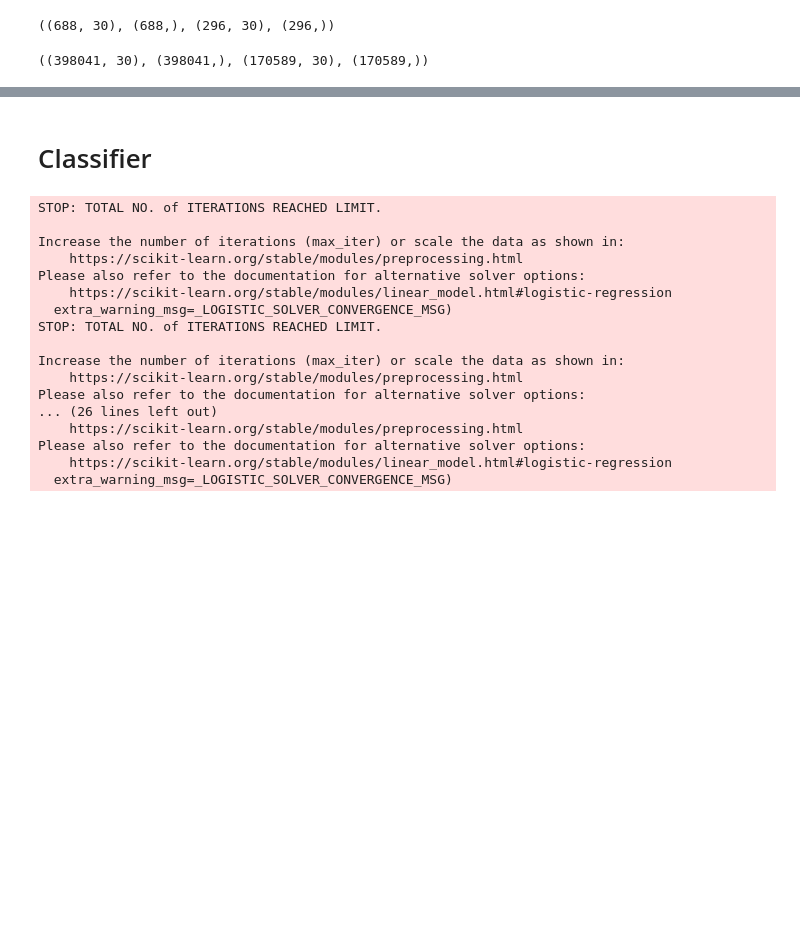
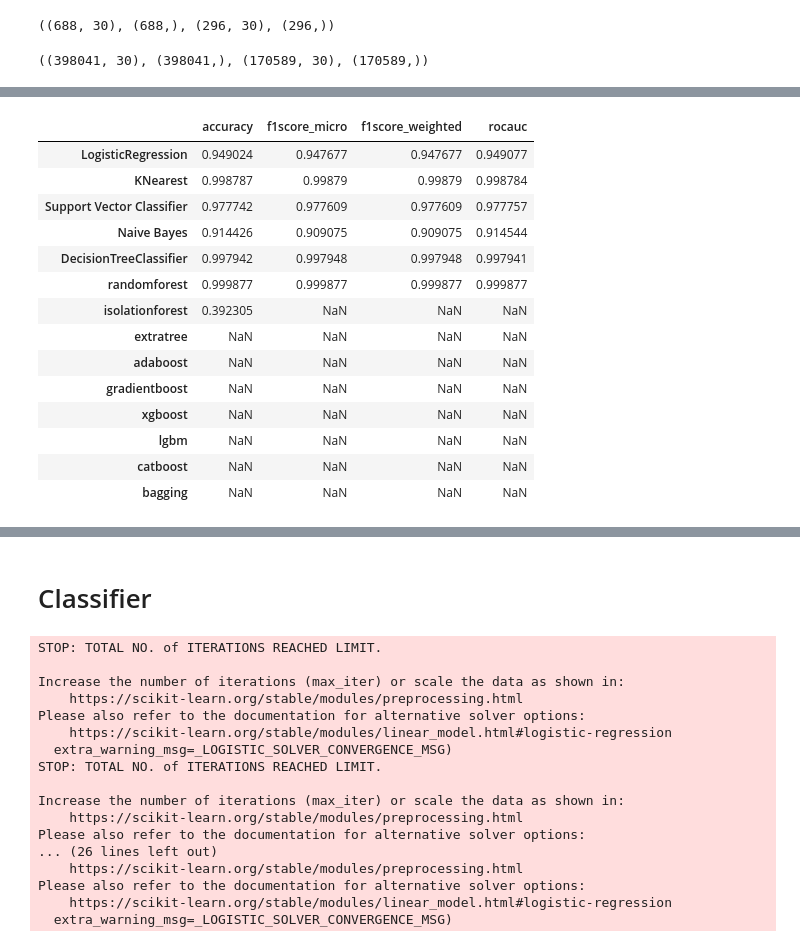
Before and after one commit to bluvory/Fraud_Detection, a Jupyter notebook: allMethod.ipynb, the cells around one changed output, grey strips where cells are left out. Cells and saved outputs as stored; diff of their text form; code cells hidden in the pictures; blank space fills up the shorter version.

```diff
--- a/allMethod.ipynb
+++ b/allMethod.ipynb
@@ -95,0 +215,32 @@ X_train_ov.shape, y_train_ov.shape, X_test_ov.shape, y_test_ov.shape
+# %%
+all_model = {
+    # classifier
+    "LogisticRegression": LogisticRegression(),
+    "KNearest": KNeighborsClassifier(),
+    "Support Vector Classifier": SVC(),
+    "Naive Bayes": GaussianNB(),
+
+    # tree
+    "DecisionTreeClassifier": DecisionTreeClassifier(),
+    "randomforest" : RandomForestClassifier(),
+    "isolationforest" : IsolationForest(),
+    "extratree" : ExtraTreesClassifier(),
+
+    # boosting
+    "adaboost" : AdaBoostClassifier(),
+    "gradientboost" : GradientBoostingClassifier(),
+    "xgboost" : XGBClassifier(),
+    "lgbm" : LGBMClassifier(),
+    "catboost" : CatBoostClassifier(),
+    "bagging" : BaggingClassifier(),
+}
+
+oversampling_res = pd.DataFrame(index=all_model.keys(), columns=['accuracy', 'f1score_micro', 'f1score_weighted', 'rocauc'])
+
+for key, model in all_model.items():
+    model.fit(X_train_ov, y_train_ov)
+    y_pred_ov = model.predict(X_test_ov)
+    oversampling_res['accuracy'][key] = accuracy_score(y_test_ov, y_pred_ov)
+    oversampling_res['f1score_micro'][key] = f1_score(y_test_ov, y_pred_ov, average='micro')
+    oversampling_res['f1score_weighted'][key] = f1_score(y_test_ov, y_pred_ov, average='weighted')
+    oversampling_res['rocauc'][key] = roc_auc_score(y_test_ov, y_pred_ov)
@@ -95,0 +265,18 @@ X_train_ov.shape, y_train_ov.shape, X_test_ov.shape, y_test_ov.shape
+# %%
+oversampling_res
+# %% [output]
+|  | accuracy | f1score_micro | f1score_weighted | rocauc |
+| LogisticRegression | 0.949024 | 0.947677 | 0.947677 | 0.949077 |
+| KNearest | 0.998787 | 0.99879 | 0.99879 | 0.998784 |
+| Support Vector Classifier | 0.977742 | 0.977609 | 0.977609 | 0.977757 |
+| Naive Bayes | 0.914426 | 0.909075 | 0.909075 | 0.914544 |
+| DecisionTreeClassifier | 0.997942 | 0.997948 | 0.997948 | 0.997941 |
+| randomforest | 0.999877 | 0.999877 | 0.999877 | 0.999877 |
+| isolationforest | 0.392305 | NaN | NaN | NaN |
+| extratree | NaN | NaN | NaN | NaN |
+| adaboost | NaN | NaN | NaN | NaN |
+| gradientboost | NaN | NaN | NaN | NaN |
+| xgboost | NaN | NaN | NaN | NaN |
+| lgbm | NaN | NaN | NaN | NaN |
+| catboost | NaN | NaN | NaN | NaN |
+| bagging | NaN | NaN | NaN | NaN |
```
Also changed, not shown: parts of 9 cells of this notebook, 7 other files.
